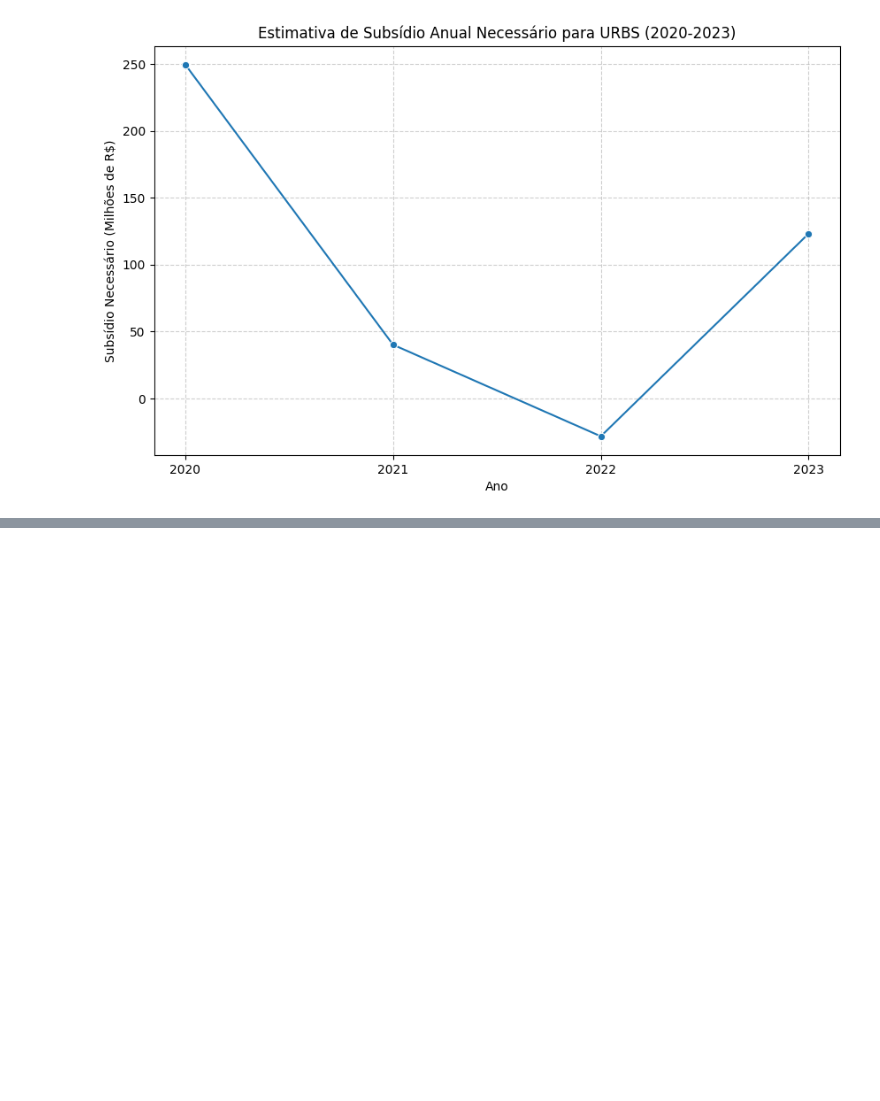
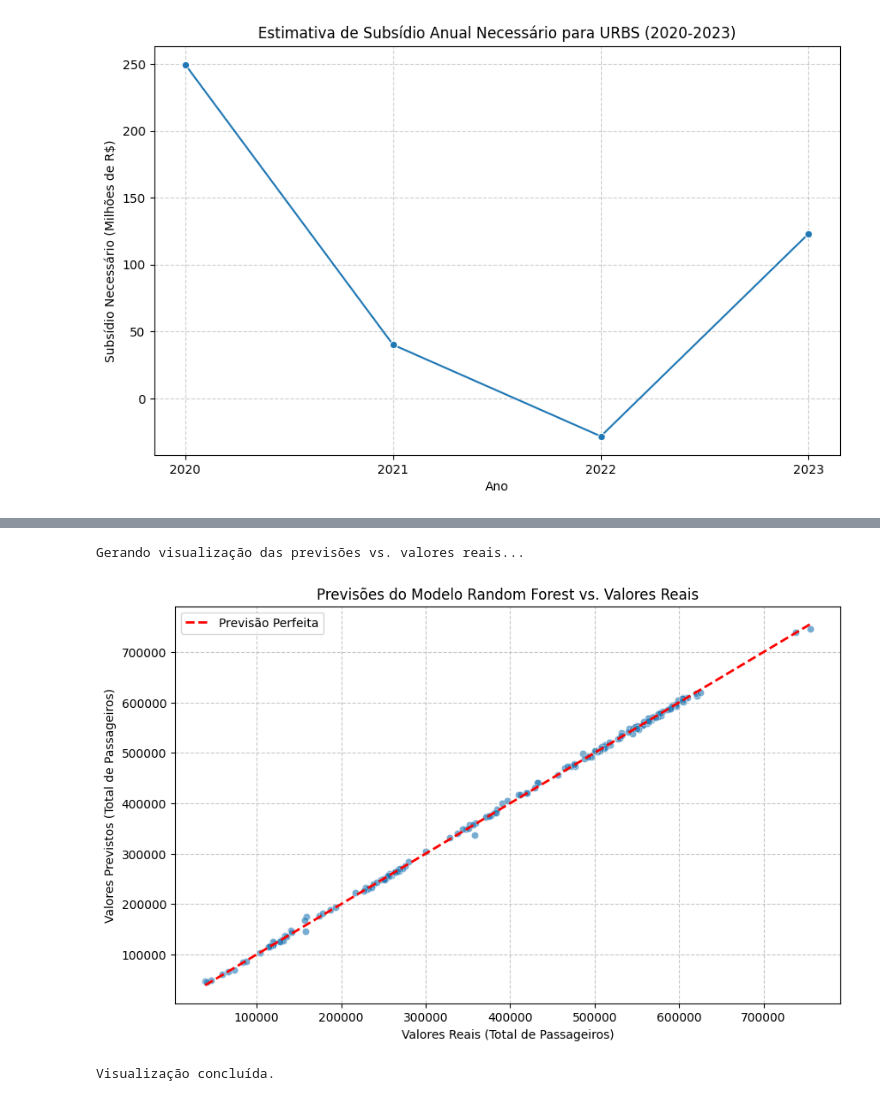
Before and after one commit to lelenzasan/Projeto_Tarifa_Zero_Curitiba, a Jupyter notebook: Espinha_Dorsal_do_Projeto_TRANSPORTE_CWB.ipynb, the cells around one changed output, grey strips where cells are left out. Saved outputs shown, nothing was run; the diff lists cells and outputs as text; code cells hidden in the pictures; blank space fills up the shorter version.

```diff
--- a/Espinha_Dorsal_do_Projeto_TRANSPORTE_CWB.ipynb
+++ b/Espinha_Dorsal_do_Projeto_TRANSPORTE_CWB.ipynb
@@ -2161,0 +3063,9 @@ Estimativa de Subsídio Anual Necessário (Milhões de R$):
+# %%
+print("Aplicando one-hot encoding nas features categóricas...")
+
+# 3. Aplica a técnica de one-hot encoding nas colunas categóricas 'TIPO_DIA' e 'PERIODO_PANDEMIA'
+X = pd.get_dummies(X, columns=['TIPO_DIA', 'PERIODO_PANDEMIA'], drop_first=True)
+
+print("One-hot encoding aplicado. Amostra de X com features codificadas:")
+print(X.head())
+print(f"Nova dimensão de X: {X.shape}")
@@ -2161,0 +3133,3 @@ Estimativa de Subsídio Anual Necessário (Milhões de R$):
+# %%
+y_previsao = modelo.predict(X_test)
+y_previsao[:5]
@@ -2161,0 +3217,21 @@ Estimativa de Subsídio Anual Necessário (Milhões de R$):
+# %%
+print("Gerando visualização das previsões vs. valores reais...")
+
+plt.figure(figsize=(10, 6))
+sns.scatterplot(x=y_test, y=y_previsao, alpha=0.6)
+
+# Adicionar a linha de previsões perfeitas (y=x)
+plt.plot([y_test.min(), y_test.max()], [y_test.min(), y_test.max()], 'r--', lw=2, label='Previsão Perfeita')
+
+plt.title('Previsões do Modelo Random Forest vs. Valores Reais')
+plt.xlabel('Valores Reais (Total de Passageiros)')
+plt.ylabel('Valores Previstos (Total de Passageiros)')
+plt.legend()
+plt.grid(True, linestyle='--', alpha=0.7)
+plt.show()
+
+print("Visualização concluída.")
+# %% [output]
+Gerando visualização das previsões vs. valores reais...
+[figure, added]
+Visualização concluída.
```
Also changed, not shown: parts of 92 cells of this notebook.
